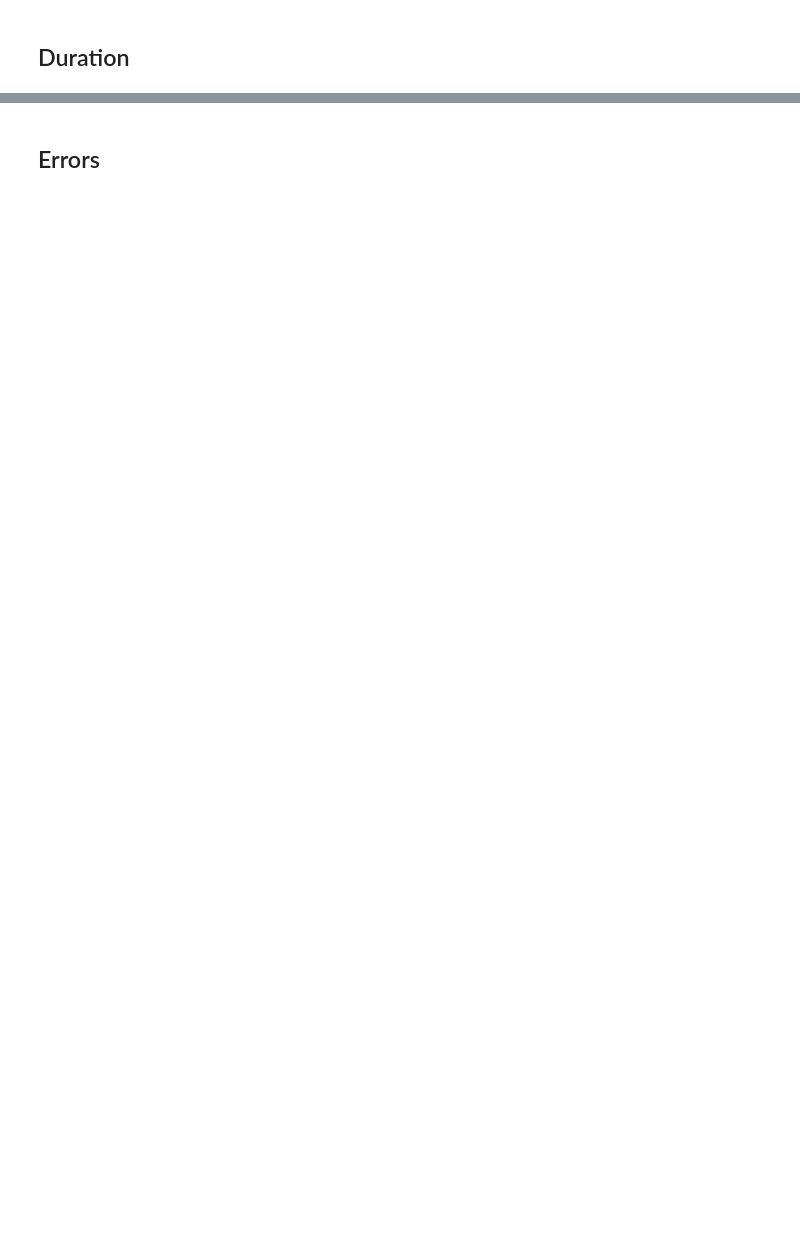
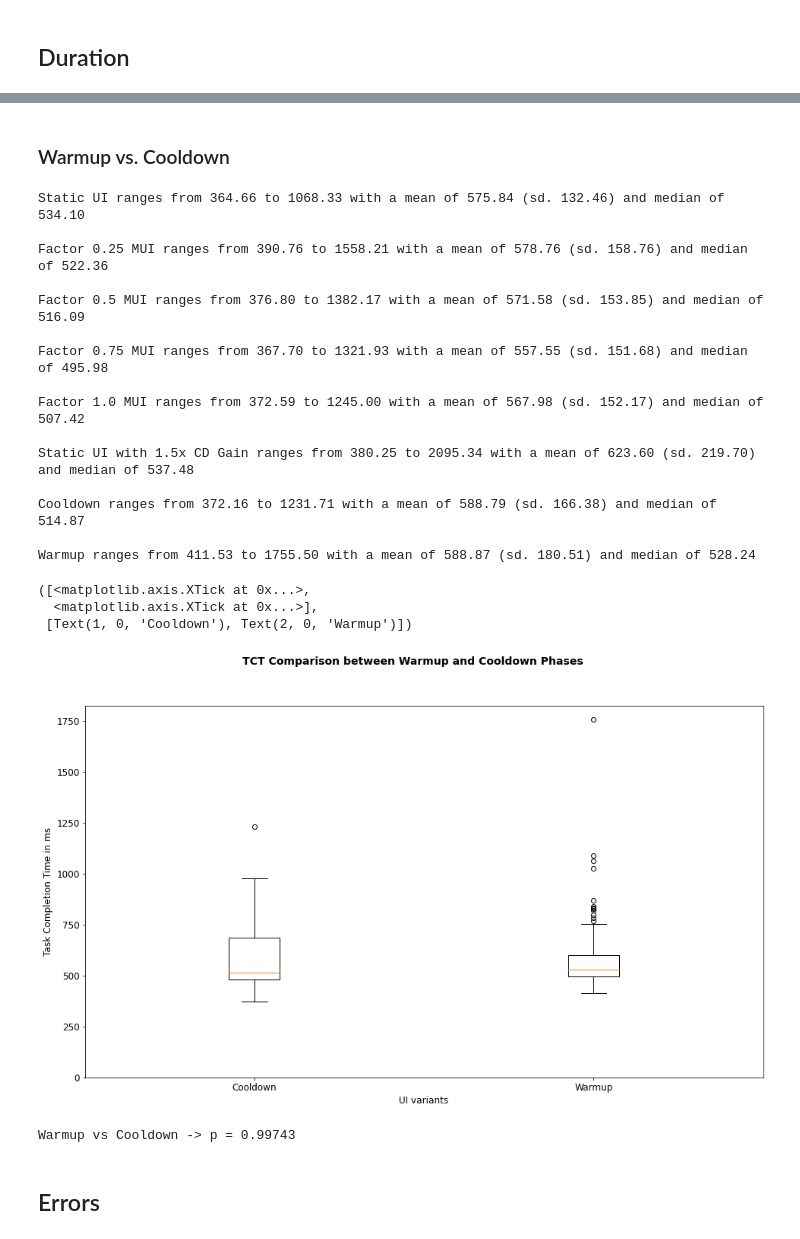
Before and after one commit to PDA-UR/Magnetic-UI-Evaluation-Kit, a Jupyter notebook: server/logs/MUI_Test_Evaluation.ipynb, the cells around one changed output, grey strips where cells are left out. Drawn from its saved outputs; the diff is of its cells as text; code cells hidden in the pictures; blank space fills up the shorter version.

Commit message:
added ttest for warmup vs. cooldown

```diff
--- a/server/logs/MUI_Test_Evaluation.ipynb
+++ b/server/logs/MUI_Test_Evaluation.ipynb
@@ -319,3 +319,70 @@ Static UI with 1.5x CD Gain vs Factor 1.0 MUI -> p = 0.6804025348486875
+# %% [markdown]
+### Warmup vs. Cooldown
+# %%
+durations = {}
+
+for condition in conditions:
+    durations[condition[0].condition] = [run.run_duration for run in condition]
+
+ticks = []
+data = []
+
+for condition, duration_measurements in durations.items():
+    cond_name = "Warmup" if condition == -1 else "Static UI" if condition == 0 else "Factor 0.25 MUI" if condition == 1 else "Factor 0.5 MUI" if condition == 2 else "Factor 0.75 MUI" if condition == 3 else "Factor 1.0 MUI" if condition == 4  else "Static UI with 1.5x CD Gain" if condition == 5 else "Cooldown"
+
+    range_mean_median_sd (cond_name, duration_measurements)
+    print()
+
+    if cond_name == "Warmup" or cond_name == "Cooldown":
+        data.append(duration_measurements)
+        ticks.append(cond_name)
+
+fig = plt.figure()
+fig.suptitle('TCT Comparison between Warmup and Cooldown Phases', fontsize=14, fontweight='bold')
+
+ax = fig.add_subplot(111)
+ax.boxplot(data)
+ax.set_xlabel('UI variants')
+ax.set_ylabel('Task Completion Time in ms')
+ax.set_ylim(bottom=0)
+xticks([i + 1 for i in range(len(ticks))], ticks)
+# %% [output]
+Static UI ranges from 364.66 to 1068.33 with a mean of 575.84 (sd. 132.46) and median of 534.10
+
+Factor 0.25 MUI ranges from 390.76 to 1558.21 with a mean of 578.76 (sd. 158.76) and median of 522.36
+
+Factor 0.5 MUI ranges from 376.80 to 1382.17 with a mean of 571.58 (sd. 153.85) and median of 516.09
+
+Factor 0.75 MUI ranges from 367.70 to 1321.93 with a mean of 557.55 (sd. 151.68) and median of 495.98
+
+Factor 1.0 MUI ranges from 372.59 to 1245.00 with a mean of 567.98 (sd. 152.17) and median of 507.42
+
+Static UI with 1.5x CD Gain ranges from 380.25 to 2095.34 with a mean of 623.60 (sd. 219.70) and median of 537.48
+
+Cooldown ranges from 372.16 to 1231.71 with a mean of 588.79 (sd. 166.38) and median of 514.87
+
+Warmup ranges from 411.53 to 1755.50 with a mean of 588.87 (sd. 180.51) and median of 528.24
+([<matplotlib.axis.XTick at 0x...>,
+  <matplotlib.axis.XTick at 0x...>],
+ [Text(1, 0, 'Cooldown'), Text(2, 0, 'Warmup')])
+[figure, added]
+# %%
+from scipy.stats import ttest_rel as ttest
+
+warmup = []
+cooldown = []
+for condition, duration_measurements in durations.items():
+    if condition == -1:
+        warmup = duration_measurements
+
+    if condition == 6:
+        cooldown = duration_measurements
+
+p = ttest(warmup, cooldown)[1]
+
+print("Warmup" + " vs " + "Cooldown" + " -> p = {:.5f}".format(p))
+# %% [output]
+Warmup vs Cooldown -> p = 0.99743
 # %% [markdown]
 ## Errors
 # %%
```
Also changed, not shown: parts of 7 cells of this notebook.
